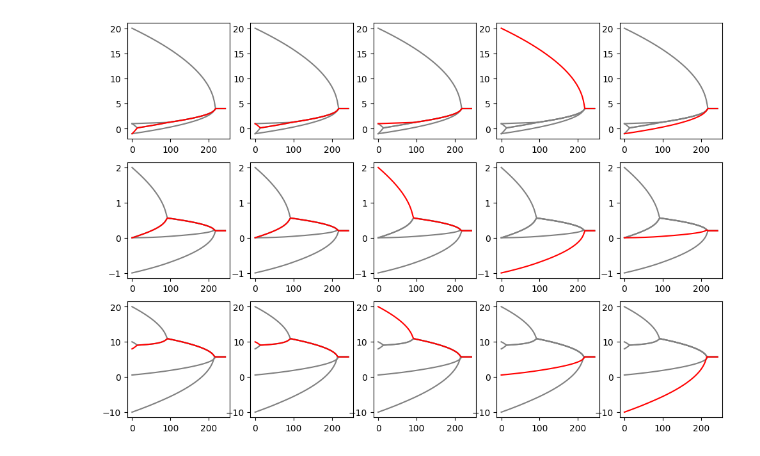
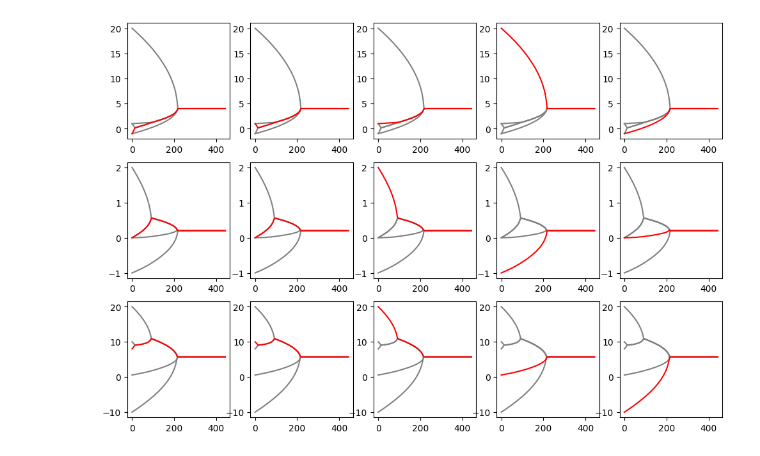
Before and after one commit to Rodnik05/MultidimentionalOpinionDynamics, a Jupyter notebook: Illustrations.ipynb, the cells around one changed output. Drawn from its saved outputs; the diff is of its cells as text; code cells hidden in the pictures.

```diff
--- a/Illustrations.ipynb
+++ b/Illustrations.ipynb
@@ -8,32 +8,32 @@ import MultidimentionalOpinionDynamics
 AgentsOpinions = np.matrix([[-1, 0, 8],
                         [1, 0, 10],
                         [1, 2, 20],
                         [20, -1, 0.56],
                         [-1, 0, -10]], dtype=np.float64)
 
 GramMatrix = np.matrix([[1, 0, 0],
                         [0, 1, 0],
                         [0, 0, 1]], dtype=np.float64)
 
 AgentsCount, OpinionsCount = AgentsOpinions.shape
 
-dinamics = MultidimentionalOpinionDynamics.Dynamics(AgentsOpinions, GramMatrix, 2000)
+dinamics = MultidimentionalOpinionDynamics.Dynamics(AgentsOpinions, GramMatrix, 2000, 200)
 dinamics.LogResults()
 
 
 
 plt.figure(figsize=(12,8))
 
 for opinion_id in range(OpinionsCount):
     df = pd.read_csv("Opinions/Opinions" + str(opinion_id) + ".txt")
     for agent_id in range(AgentsCount):
         plt.subplot(OpinionsCount, AgentsCount, (opinion_id * AgentsCount + agent_id) + 1)
         for it in range(AgentsCount):
             if (it != agent_id):
                 plt.plot(df["iteration"], df[str(it)], color='grey')
         plt.plot(df["iteration"], df[str(agent_id)], color='red')
 
 
 plt.show()
 # %% [output]
-[figure, old version]
+[figure, new version]
```
Also changed, not shown: 4 other files.
